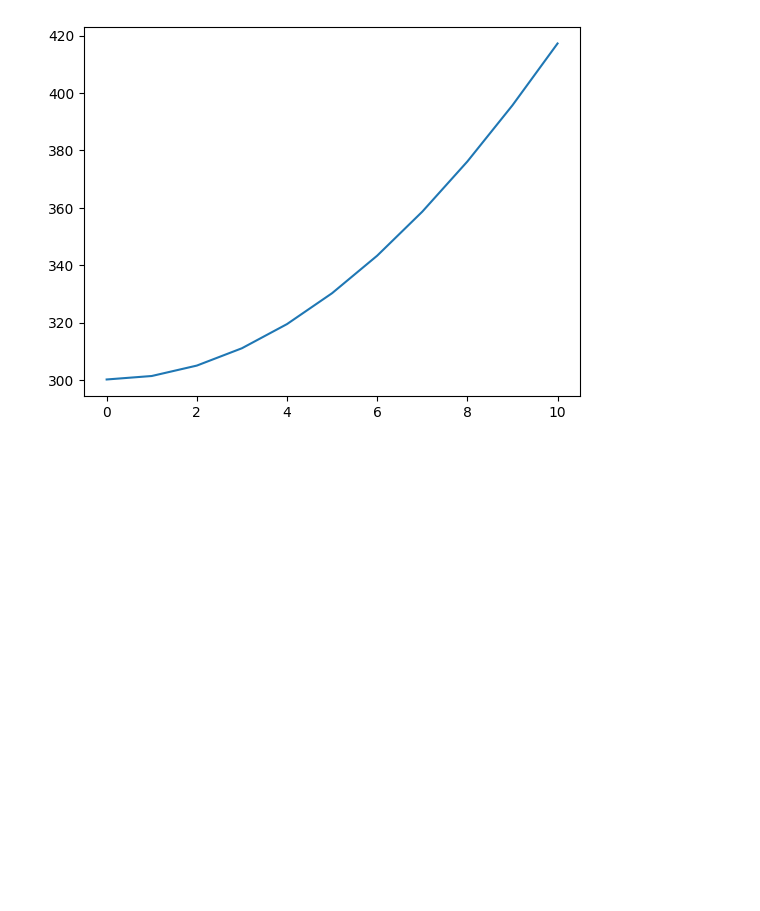
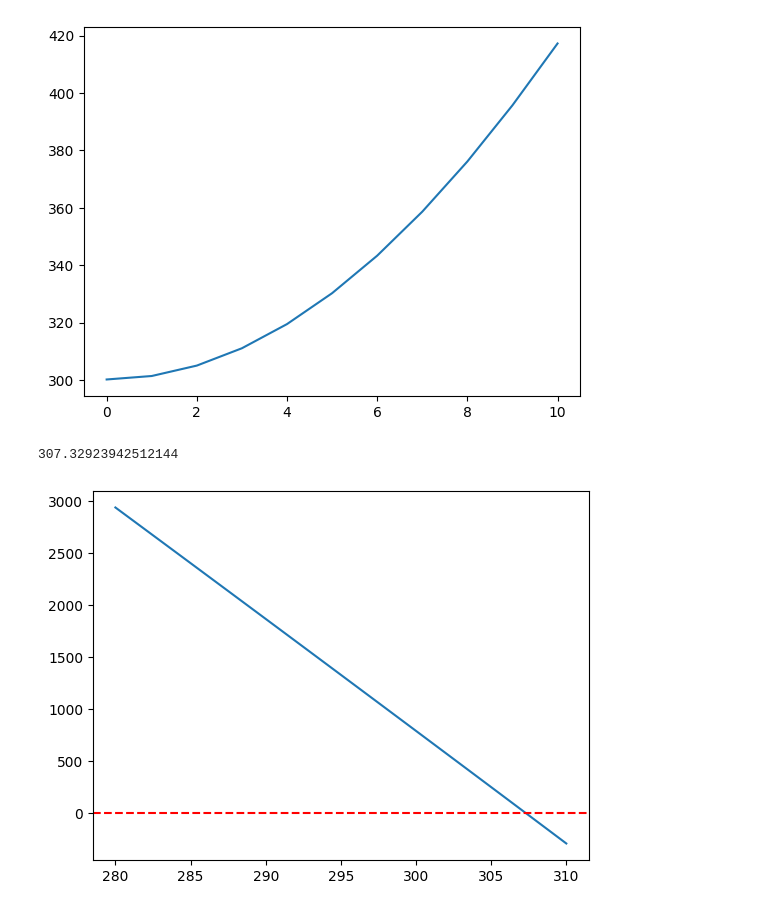
Before and after one commit to Luis-Condor/heat-transfer, a Jupyter notebook: ch_1.ipynb, the cells around one changed output. Drawn from its saved outputs; the diff is of its cells as text; code cells hidden in the pictures; blank space fills up the shorter version.

Commit message:
Added Chapter 1 examples

```diff
--- a/ch_1.ipynb
+++ b/ch_1.ipynb
@@ -186,3 +199,45 @@ def modified_secant(f_x, target_f_x, x_0, f_x_params, dx=0.1, error_stop_criteri
 
     # Display the dataframe of iteration
     return x_i, f_i+target_f_x, error_i, df_iter
+# %%
+# Based on Example 1.6
+# Human skin surface energy balance
+
+#t_core = 37+273.15          # K (core temperature of human body)
+t_skin_inner = 35+273.15    # K (inner skin surface temperature)
+l = 0.003                   # m (skin/fat layer)
+k = 0.3                     # W/mK (effective thermal conductivity)
+surf_area = 1.8             # m**2 (person surface area)
+emissivity = 0.95           # (surface emissivity constant)
+t_surroundings = 297        # K (temperature of large surface surroundings)
+
+# Case 1: person surrounding by air at t_fluid = 297K and h=2W/n2/K
+t_air = 297
+h = 2                       # W/m2/K
+# equation solved manually:
+# k * (Ti-Ts) / L = h*(Ts-Tinf) + epsilon*sigma*(Ts**4 - Tsurf**4)
+# set the left side equal to zero:
+# 0 = k * (Ti-Ts) / L - h*(Ts-Tinf) - epsilon*sigma*(Ts**4 - Tsurf**4)
+
+# Can't solve this function explicitly
+# Therefore, create a function and find the zeros of this function to obtain implict Ts values
+# f(Ts) = 0 = k * (Ti-Ts) / L - h*(Ts-Tinf) - epsilon*sigma*(Ts**4 - Tsurf**4)
+
+def t_skin_surf(t_surf):
+ return k * (t_skin_inner-t_surf) / l - h*(t_surf-t_air) - emissivity*sigma*(t_surf**4 - t_surroundings**4)
+
+t_surf_secant, f_zero_secant, error, df =  modified_secant(f_x=t_skin_surf, target_f_x=0, x_0=273)
+
+print(t_surf_secant)
+
+# Idea! Plot the function first :)
+t_surf          = np.linspace(280, 310, 100)
+f_zero_t_surf   = k*(t_skin_inner-t_surf)/l - h*(t_surf-t_air) - emissivity*sigma*(t_surf**4 - t_surroundings**4)
+
+# value seems to be around 307K = 34C
+plt.plot(t_surf, f_zero_t_surf)
+plt.axhline(y=0, color='red', linestyle='--', label=f'Modified secant solution when f(t_surf)=0K')
+plt.show();
+# %% [output]
+307.32923942512144
+[figure, added]
```
Also changed, not shown: parts of 1 cell of this notebook.
